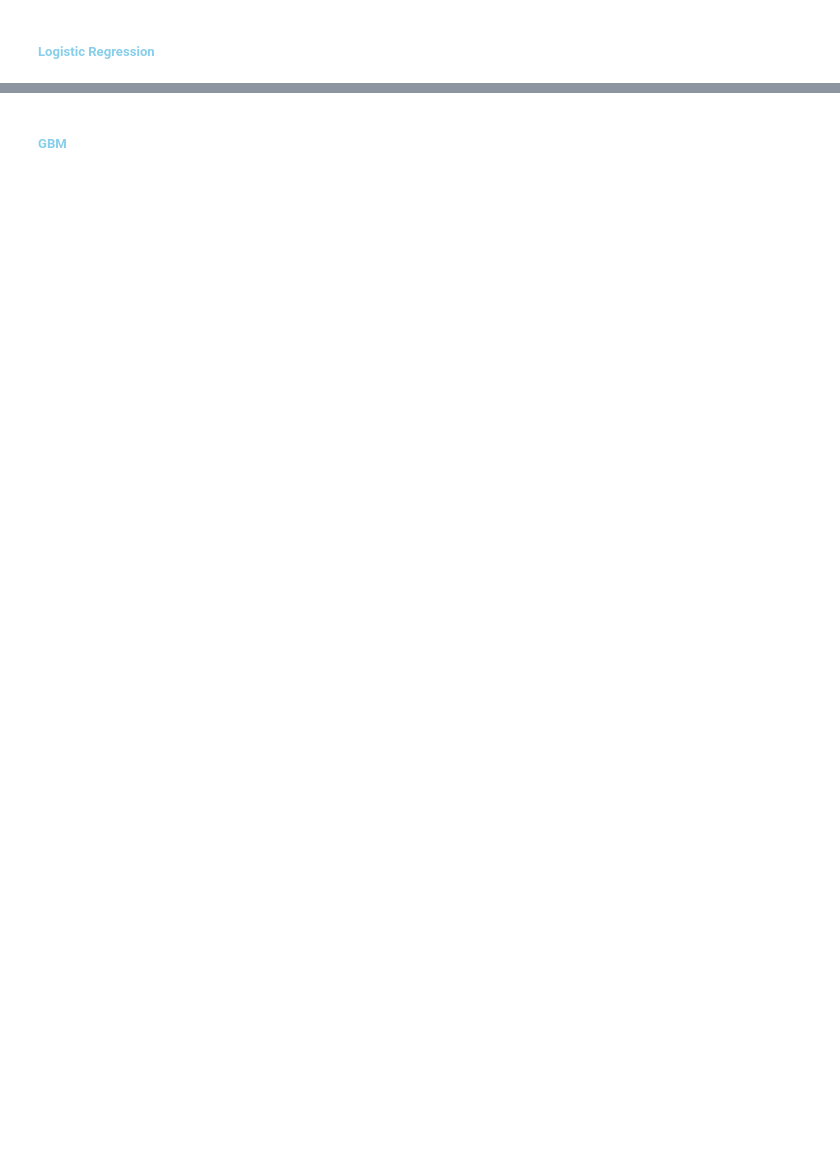
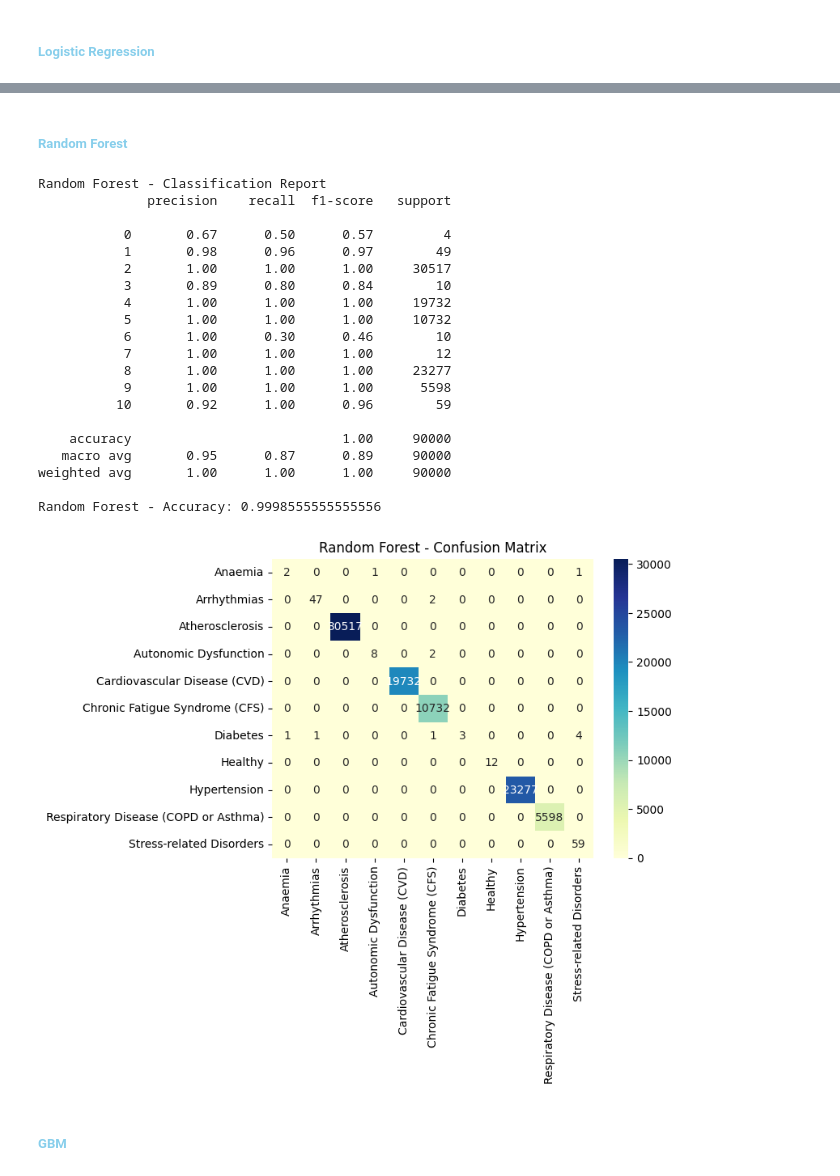
Before and after one commit to zen-0wl/E-Health, a Jupyter notebook: classify.ipynb, the cells around one changed output, grey strips where cells are left out. Cells and saved outputs as stored; diff of their text form; code cells hidden in the pictures; blank space fills up the shorter version.

```diff
--- a/classify.ipynb
+++ b/classify.ipynb
@@ -321,0 +209,15 @@ Please also refer to the documentation for alternative solver options:
+# %%
+dt = DecisionTreeClassifier(random_state=42)
+dt.fit(X_train, y_train)
+
+y_pred_dt = dt.predict(X_test)
+
+print("Decision Tree - Classification Report")
+print(classification_report(y_test, y_pred_dt))
+print("Decision Tree - Accuracy:", accuracy_score(y_test, y_pred_dt))
+
+conf_matrix_dt = confusion_matrix(y_test, y_pred_dt)
+sns.heatmap(conf_matrix_dt, annot=True, cmap='Oranges', fmt='d',
+            xticklabels=label_encoder.classes_, yticklabels=label_encoder.classes_)
+plt.title('Decision Tree - Confusion Matrix')
+plt.show()
@@ -322,2 +246,41 @@ Please also refer to the documentation for alternative solver options:
+# %% [markdown]
+<h5 style="color: SkyBlue;">Random Forest</h5>
+# %%
+rf = RandomForestClassifier(n_estimators=100, random_state=42)
+rf.fit(X_train, y_train)
+
+y_pred_rf = rf.predict(X_test)
+
+print("Random Forest - Classification Report")
+print(classification_report(y_test, y_pred_rf))
+print("Random Forest - Accuracy:", accuracy_score(y_test, y_pred_rf))
+
+conf_matrix_rf = confusion_matrix(y_test, y_pred_rf)
+sns.heatmap(conf_matrix_rf, annot=True, cmap='YlGnBu', fmt='d',
+            xticklabels=label_encoder.classes_, yticklabels=label_encoder.classes_)
+plt.title('Random Forest - Confusion Matrix')
+plt.show()
+# %% [output]
+Random Forest - Classification Report
+              precision    recall  f1-score   support
+
+           0       0.67      0.50      0.57         4
+           1       0.98      0.96      0.97        49
+           2       1.00      1.00      1.00     30517
+           3       0.89      0.80      0.84        10
+           4       1.00      1.00      1.00     19732
+           5       1.00      1.00      1.00     10732
+           6       1.00      0.30      0.46        10
+           7       1.00      1.00      1.00        12
+           8       1.00      1.00      1.00     23277
+           9       1.00      1.00      1.00      5598
+          10       0.92      1.00      0.96        59
+
+    accuracy                           1.00     90000
+   macro avg       0.95      0.87      0.89     90000
+weighted avg       1.00      1.00      1.00     90000
+
+Random Forest - Accuracy: 0.9998555555555556
+[figure, added]
 # %% [markdown]
 <h5 style="color: SkyBlue;">GBM</h5>
```
Also changed, not shown: parts of 18 cells of this notebook.
